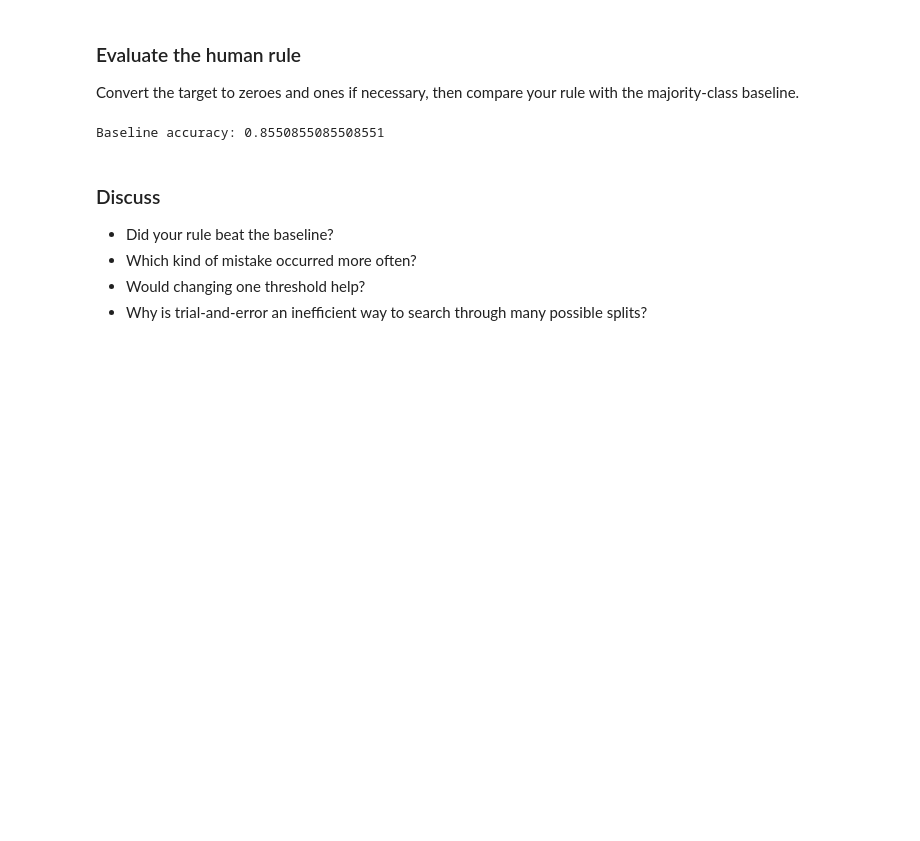
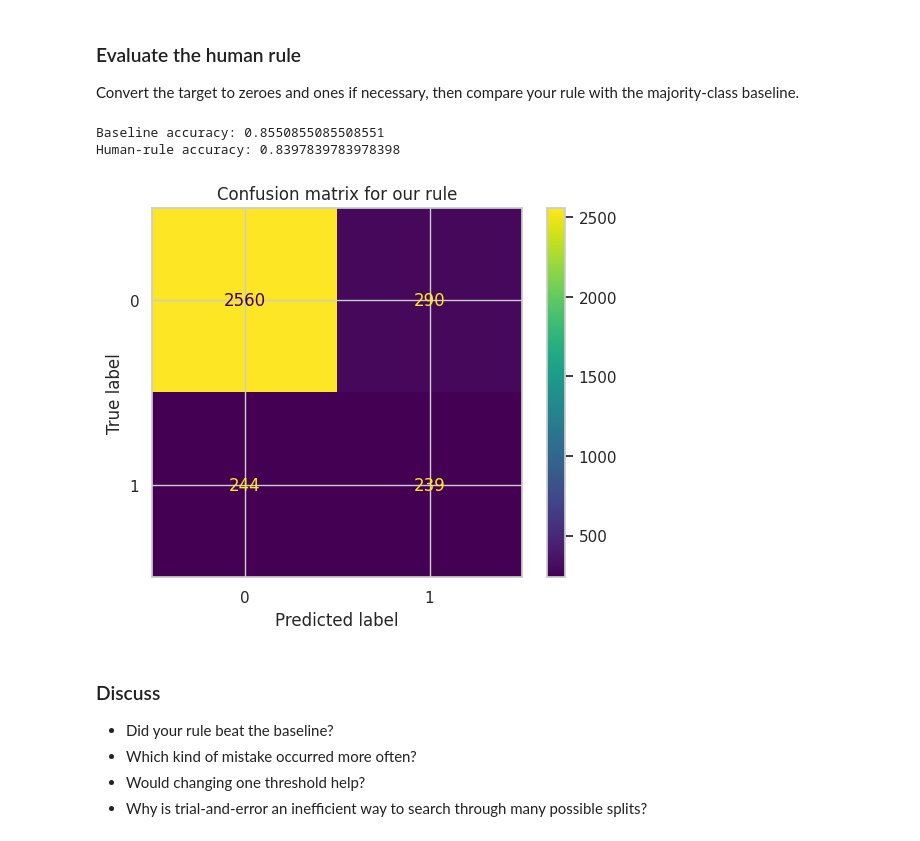
Before and after one commit to MelodyZuo/Databootcamp-Regression-Competition-for-house-prices, a Jupyter notebook: intro_decision_tree_updated.ipynb, the cells around one changed output. Cells and saved outputs as stored; diff of their text form; code cells hidden in the pictures; blank space fills up the shorter version.

```diff
--- a/intro_decision_tree_updated.ipynb
+++ b/intro_decision_tree_updated.ipynb
@@ -143,24 +143,26 @@ Convert the target to zeroes and ones if necessary, then compare your rule with
 # %%
 # This handles Boolean, numeric, and common Yes/No encodings.
 if churn["churn"].dtype == "object":
     y_all = (
         churn["churn"]
         .astype(str)
         .str.strip()
         .str.lower()
         .map({"yes": 1, "true": 1, "1": 1, "no": 0, "false": 0, "0": 0})
     )
 else:
     y_all = churn["churn"].astype(int)
 
 print("Baseline accuracy:", y_all.value_counts(normalize=True).max())
 
 # Uncomment after creating human_prediction.
-# print("Human-rule accuracy:", accuracy_score(y_all, human_prediction))
-# ConfusionMatrixDisplay.from_predictions(y_all, human_prediction)
-# plt.title("Confusion matrix for our rule");
+print("Human-rule accuracy:", accuracy_score(y_all, human_prediction))
+ConfusionMatrixDisplay.from_predictions(y_all, human_prediction)
+plt.title("Confusion matrix for our rule");
 # %% [output]
 Baseline accuracy: 0.8550855085508551
+Human-rule accuracy: 0.8397839783978398
+[figure, added]
 # %% [markdown]
 ### Discuss
 
```
Also changed, not shown: parts of 10 cells of this notebook.
